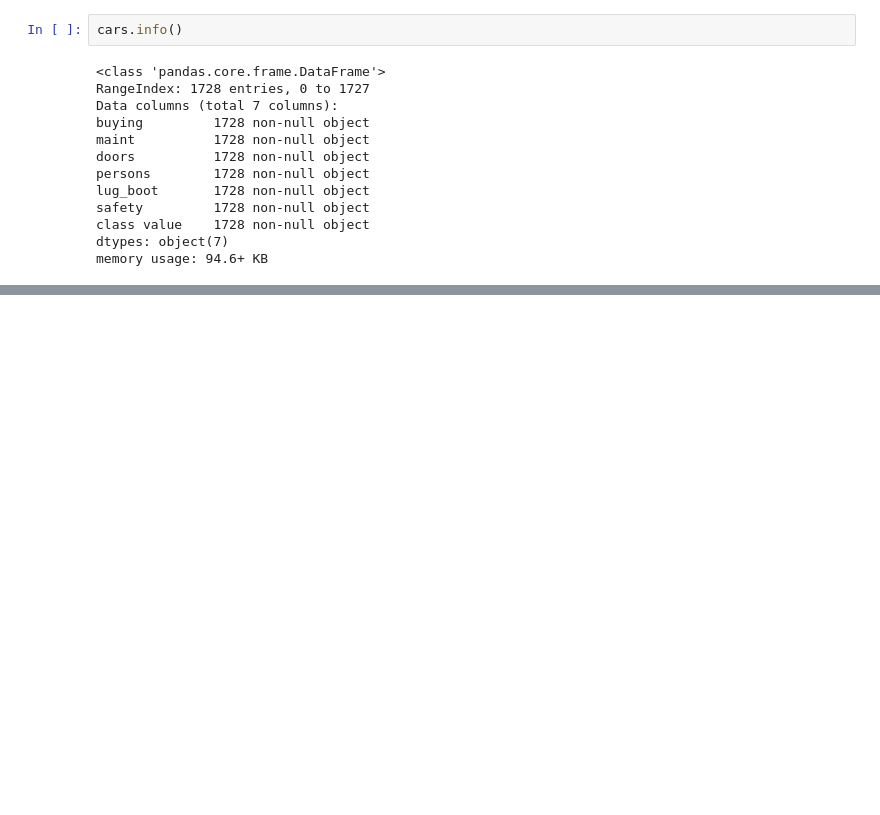
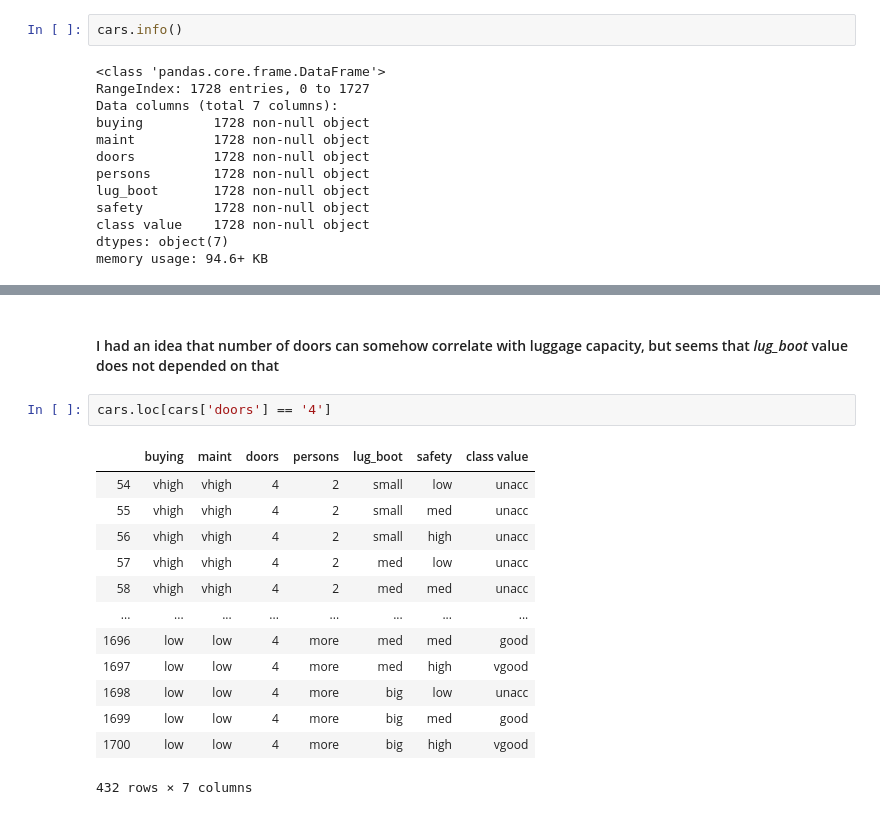
Before and after one commit to ourendingdays/Exploring-Datasets, a Jupyter notebook: car.ipynb, the cells around one changed output, grey strips where cells are left out. Cells and saved outputs as stored; diff of their text form; blank space fills up the shorter version.

```diff
--- a/car.ipynb
+++ b/car.ipynb
@@ -57,0 +106,18 @@ memory usage: 94.6+ KB
+# %% [markdown]
+#### I had an idea that number of doors can somehow correlate with luggage capacity, but seems that *lug_boot* value does not depended on that
+# %%
+cars.loc[cars['doors'] == '4']
+# %% [output]
+|  | buying | maint | doors | persons | lug_boot | safety | class value |
+| 54 | vhigh | vhigh | 4 | 2 | small | low | unacc |
+| 55 | vhigh | vhigh | 4 | 2 | small | med | unacc |
+| 56 | vhigh | vhigh | 4 | 2 | small | high | unacc |
+| 57 | vhigh | vhigh | 4 | 2 | med | low | unacc |
+| 58 | vhigh | vhigh | 4 | 2 | med | med | unacc |
+| ... | ... | ... | ... | ... | ... | ... | ... |
+| 1696 | low | low | 4 | more | med | med | good |
+| 1697 | low | low | 4 | more | med | high | vgood |
+| 1698 | low | low | 4 | more | big | low | unacc |
+| 1699 | low | low | 4 | more | big | med | good |
+| 1700 | low | low | 4 | more | big | high | vgood |
+432 rows × 7 columns
```
Also changed, not shown: parts of 56 cells of this notebook.
